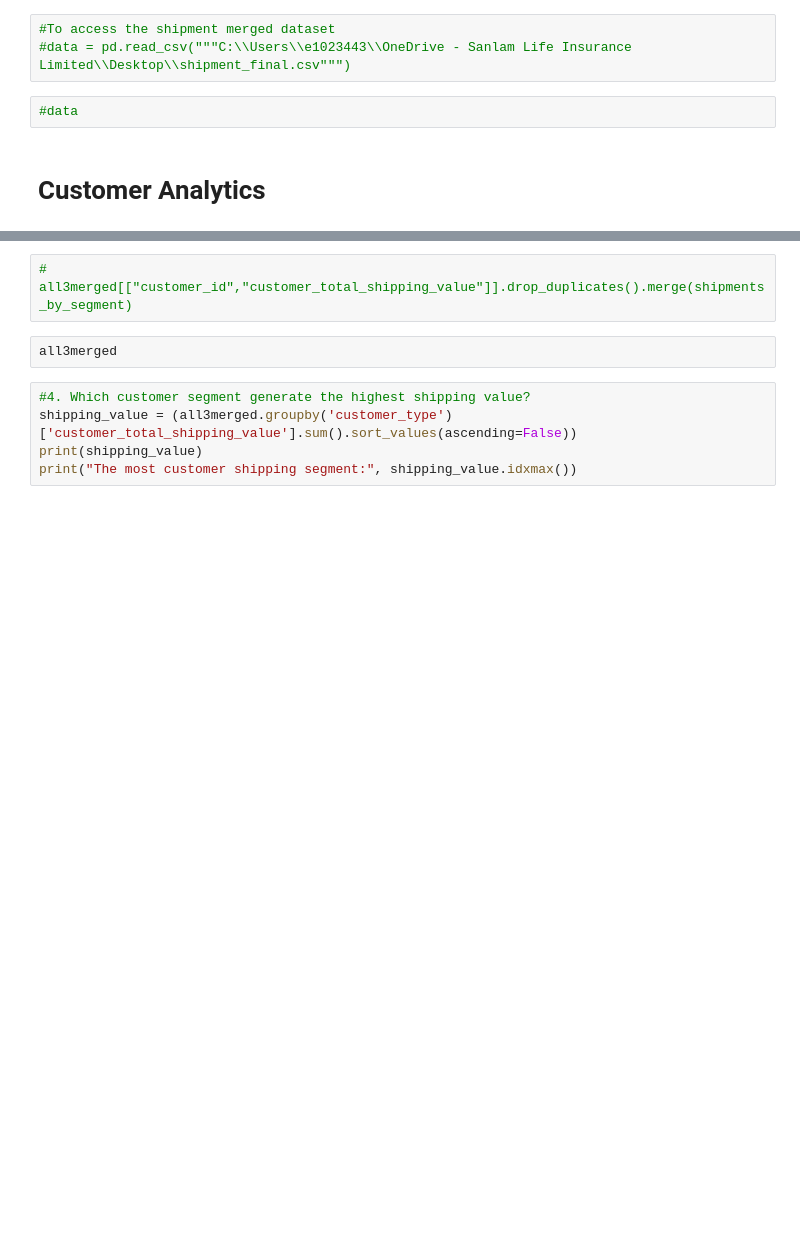
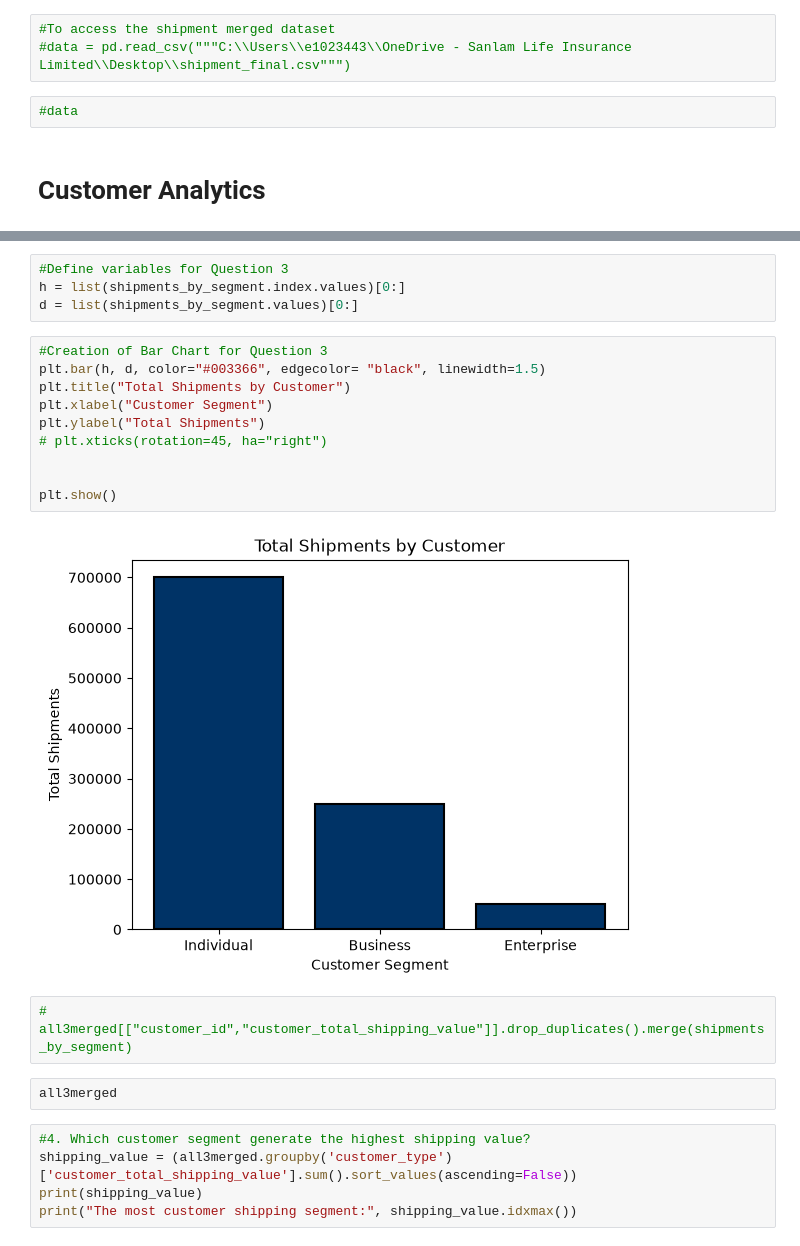
Before and after one commit to jilyanga2/Logistics-And-Delivery-Intelligence, a Jupyter notebook: feature-engineering.ipynb, the cells around one changed output, grey strips where cells are left out. Saved outputs shown, nothing was run; the diff lists cells and outputs as text; blank space fills up the shorter version.

```diff
--- a/feature-engineering.ipynb
+++ b/feature-engineering.ipynb
@@ -278,3 +747,19 @@ print("The customer segment with the most shipments is:", shipments_by_segment.i
+# %%
+#Define variables for Question 3
+h = list(shipments_by_segment.index.values)[0:]
+d = list(shipments_by_segment.values)[0:]
+# %%
+#Creation of Bar Chart for Question 3
+plt.bar(h, d, color="#003366", edgecolor= "black", linewidth=1.5)
+plt.title("Total Shipments by Customer")
+plt.xlabel("Customer Segment")
+plt.ylabel("Total Shipments")
+# plt.xticks(rotation=45, ha="right")
+
+
+plt.show()
+# %% [output]
+[figure, added]
 # %%
 # all3merged[["customer_id","customer_total_shipping_value"]].drop_duplicates().merge(shipments_by_segment)
 # %%
```
Also changed, not shown: parts of 52 cells of this notebook.
